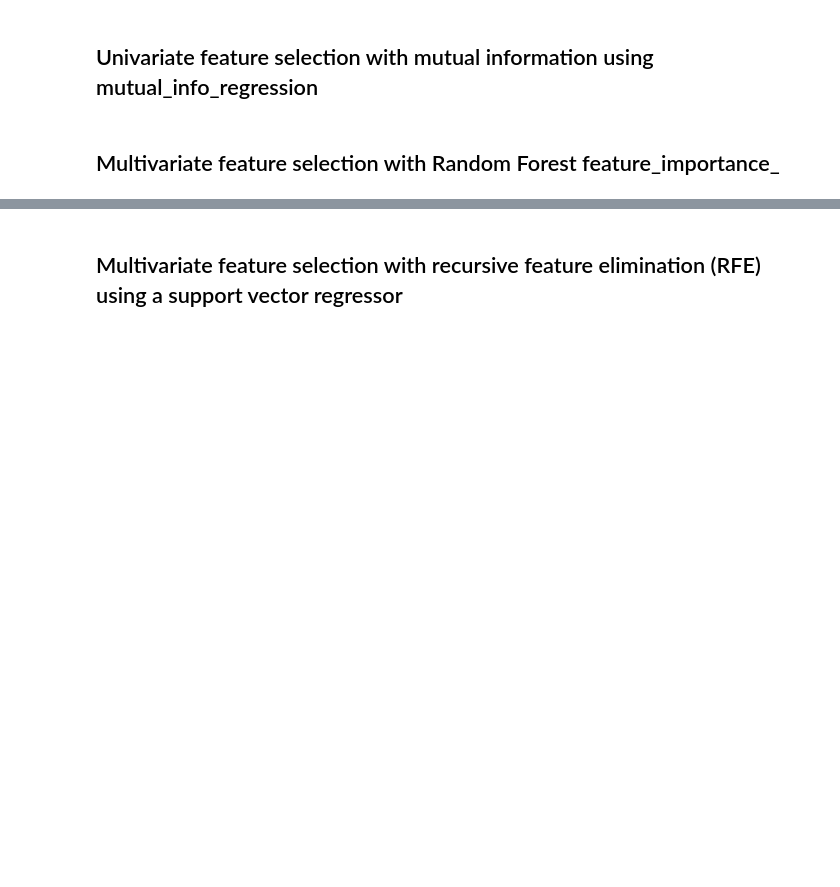
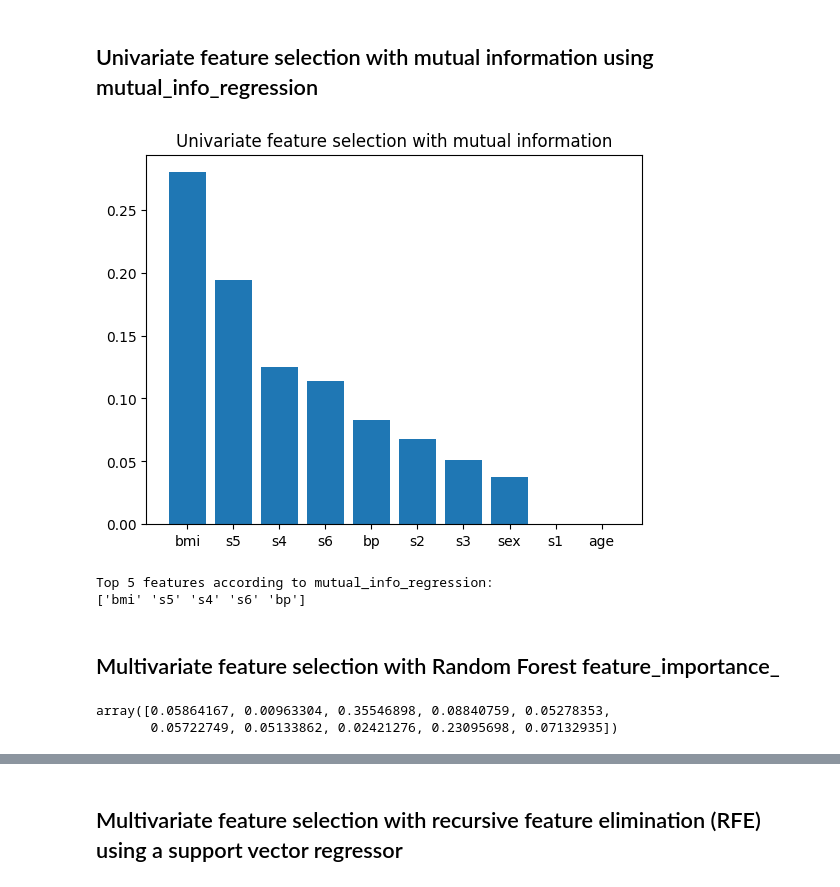
Before and after one commit to sumaiya008/feature-slection-comparison_sumaiya008, a Jupyter notebook: dsei2100s23hw4p3-feature-selection.ipynb, the cells around one changed output, grey strips where cells are left out. Saved outputs shown, nothing was run; the diff lists cells and outputs as text; code cells hidden in the pictures; blank space fills up the shorter version.

```diff
--- a/dsei2100s23hw4p3-feature-selection.ipynb
+++ b/dsei2100s23hw4p3-feature-selection.ipynb
@@ -113,12 +130,47 @@ A Here:
 # %%
 # Use mutual_info_regression to get the feature importance, sort by the absolute value
 # but show the signed value on y and label on x by variable name
 # Should be a bar graph
+mi_importance = mutual_info_regression(X_train, y_train)
+
+mi_inds = np.argsort(np.abs(mi_importance))[::-1]
+fig, ax = plt.subplots()
+rank = np.arange(len(data.feature_names))
+ax.bar(rank, mi_importance[mi_inds])
+ax.set_xticks(rank)
+ax.set_xticklabels(np.array(data.feature_names)[mi_inds])
+plt.title("Univariate feature selection with mutual information")
+plt.show()
+# %% [output]
+[figure, added]
 # %%
 # What are the top 5 features according to mutual_info_regression?
+print("Top 5 features according to mutual_info_regression:")
+print(np.array(data.feature_names)[mi_inds[:5]])
+# %% [output]
+Top 5 features according to mutual_info_regression:
+['bmi' 's5' 's4' 's6' 'bp']
 # %% [markdown]
 ## Multivariate feature selection with Random Forest feature_importance_
 # %%
 # Use random forest feature_importance_ to get the feature importance, sort by the absolute value
 # but show the signed value on y and label on x by variable name
 # Should be a bar graph
+rf = RandomForestRegressor(n_estimators=100, random_state=42)
+rf.fit(X_train, y_train)
+rf.feature_importances_
+# rf_importance += np.array([random.uniform(0, 1e-7) for _ in range(len(rf_importance))])
+# rf_inds = np.argsort(rf_importance)[::-1]
+# rf_top5_features = data.feature_names[rf_inds][:5]
+
+# fig, ax = plt.subplots()
+# rank = np.arange(len(data.feature_names))
+# ax.bar(rank, rf_importance[rf_inds])
+# ax.set_xticks(rank)
+# ax.set_xticklabels(np.array(data.feature_names)[rf_inds])
+# plt.xticks(rotation=90)
+# plt.title('Feature Importance Using Random Forest')
+# plt.show()
+# %% [output]
+array([0.05864167, 0.00963304, 0.35546898, 0.08840759, 0.05278353,
+       0.05722749, 0.05133862, 0.02421276, 0.23095698, 0.07132935])
```
Also changed, not shown: parts of 8 cells of this notebook.
